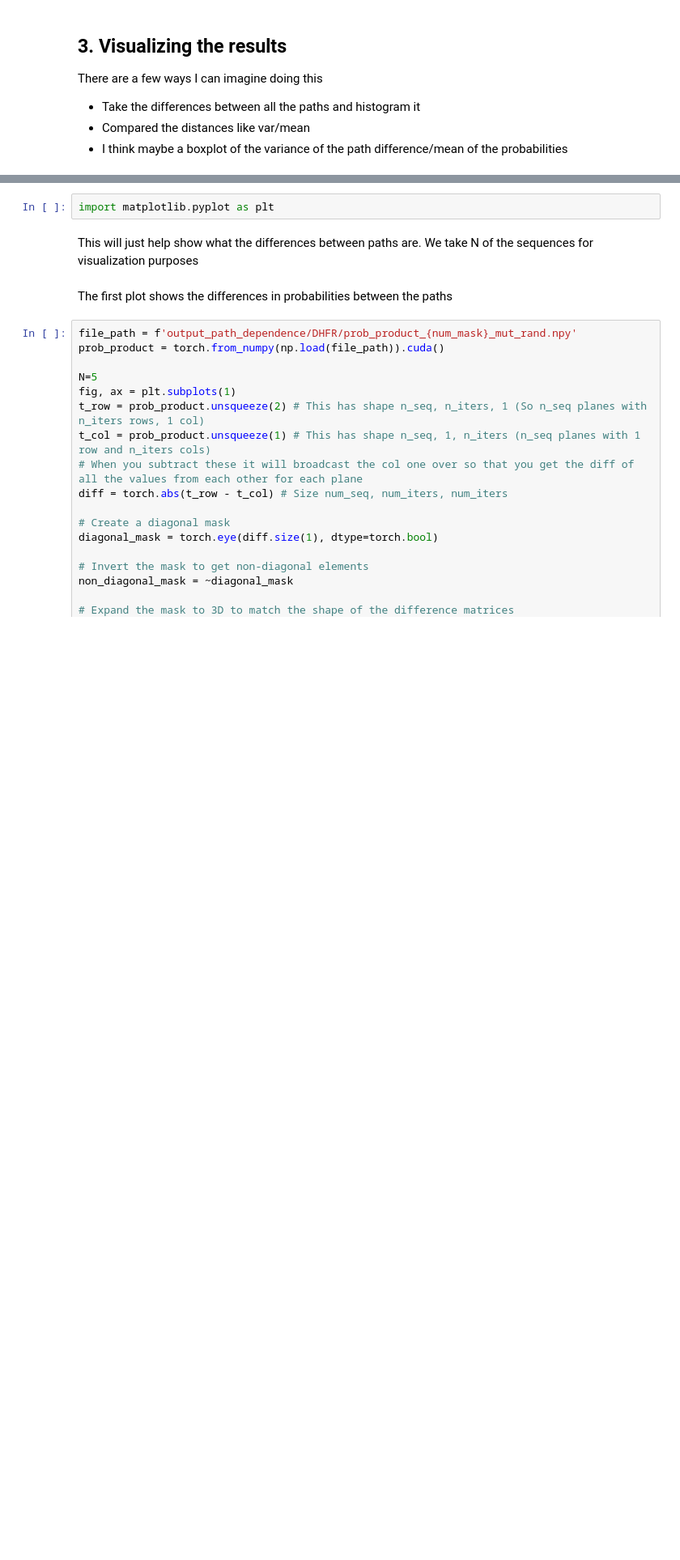
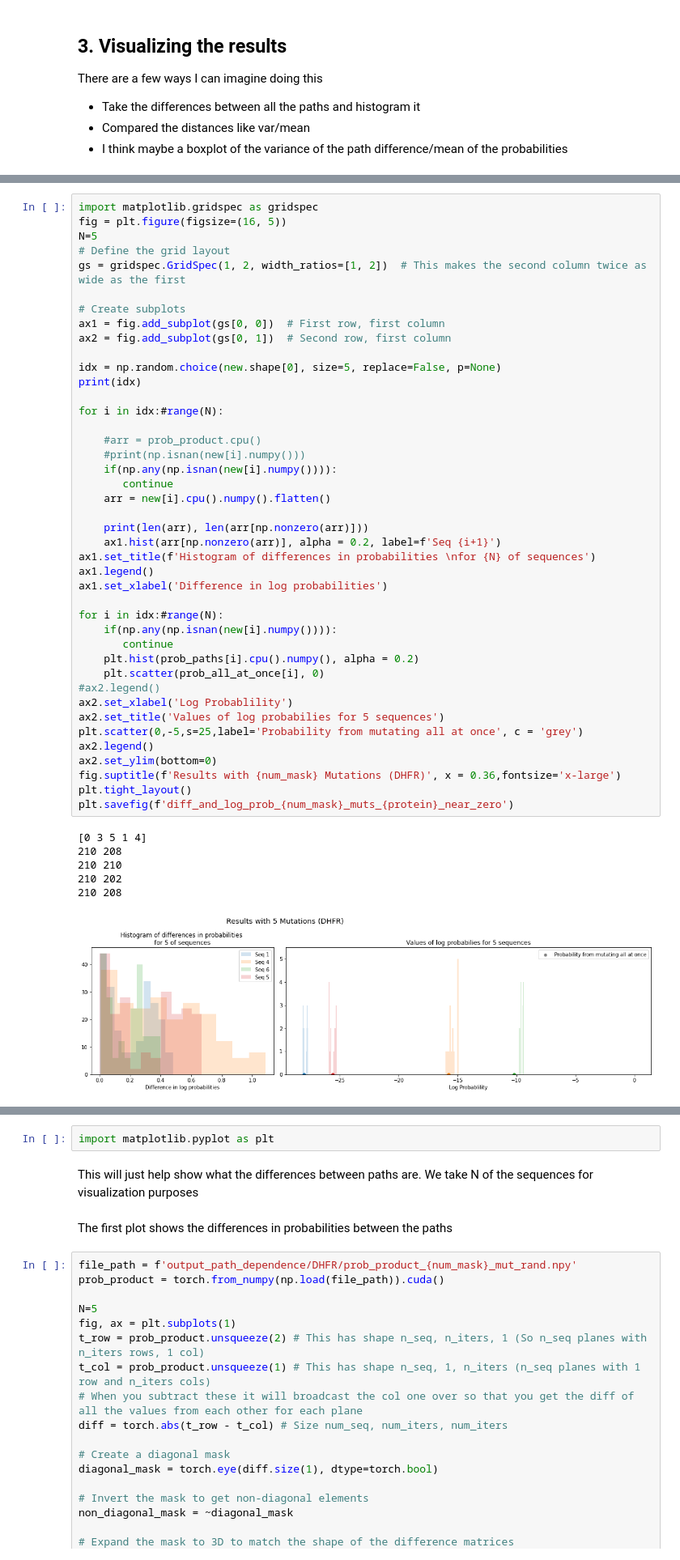
Before and after one commit to emisbrooke/transformer-path-dependence, a Jupyter notebook: tutorial_v2.ipynb, the cells around one changed output, grey strips where cells are left out. Shown at 81% size. Saved outputs shown, nothing was run; the diff lists cells and outputs as text; blank space fills up the shorter version.

Commit message:
plots+tutorial

```diff
--- a/tutorial_v2.ipynb
+++ b/tutorial_v2.ipynb
@@ -92,0 +149,49 @@ ending_seqs = np.load(f'{filepath}ending_seqs_{iters}_iters_{num_mask}_masked_{n
+# %%
+import matplotlib.gridspec as gridspec
+fig = plt.figure(figsize=(16, 5))
+N=5
+# Define the grid layout
+gs = gridspec.GridSpec(1, 2, width_ratios=[1, 2])  # This makes the second column twice as wide as the first
+
+# Create subplots
+ax1 = fig.add_subplot(gs[0, 0])  # First row, first column
+ax2 = fig.add_subplot(gs[0, 1])  # Second row, first column
+
+idx = np.random.choice(new.shape[0], size=5, replace=False, p=None)
+print(idx)
+
+for i in idx:#range(N):
+
+    #arr = prob_product.cpu()
+    #print(np.isnan(new[i].numpy()))
+    if(np.any(np.isnan(new[i].numpy()))):
+       continue
+    arr = new[i].cpu().numpy().flatten()
+
+    print(len(arr), len(arr[np.nonzero(arr)]))
+    ax1.hist(arr[np.nonzero(arr)], alpha = 0.2, label=f'Seq {i+1}')
+ax1.set_title(f'Histogram of differences in probabilities \nfor {N} of sequences')
+ax1.legend()
+ax1.set_xlabel('Difference in log probabilities')
+
+for i in idx:#range(N):
+    if(np.any(np.isnan(new[i].numpy()))):
+       continue
+    plt.hist(prob_paths[i].cpu().numpy(), alpha = 0.2)
+    plt.scatter(prob_all_at_once[i], 0)
+#ax2.legend()
+ax2.set_xlabel('Log Probablility')
+ax2.set_title('Values of log probabilies for 5 sequences')
+plt.scatter(0,-5,s=25,label='Probability from mutating all at once', c = 'grey')
+ax2.legend()
+ax2.set_ylim(bottom=0)
+fig.suptitle(f'Results with {num_mask} Mutations (DHFR)', x = 0.36,fontsize='x-large')
+plt.tight_layout()
+plt.savefig(f'diff_and_log_prob_{num_mask}_muts_{protein}_near_zero')
+# %% [output]
+[0 3 5 1 4]
+210 208
+210 210
+210 202
+210 208
+[figure, added]
```
Also changed, not shown: parts of 16 cells of this notebook, 5 other files.
